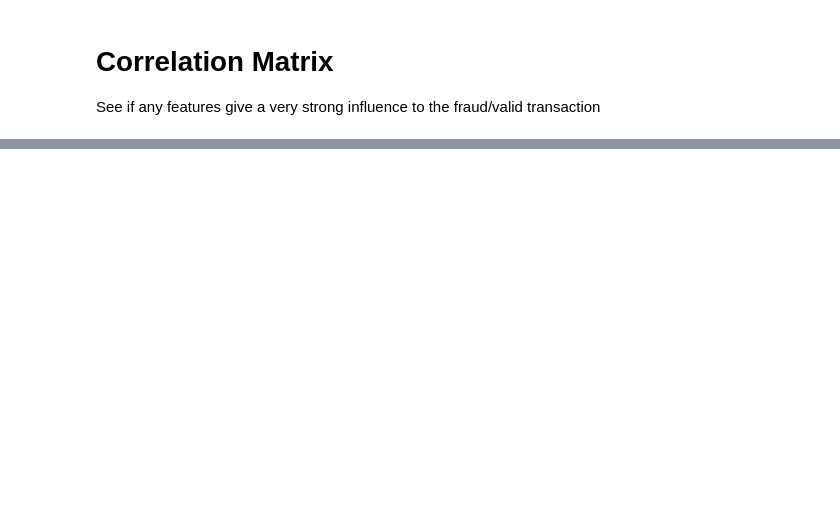
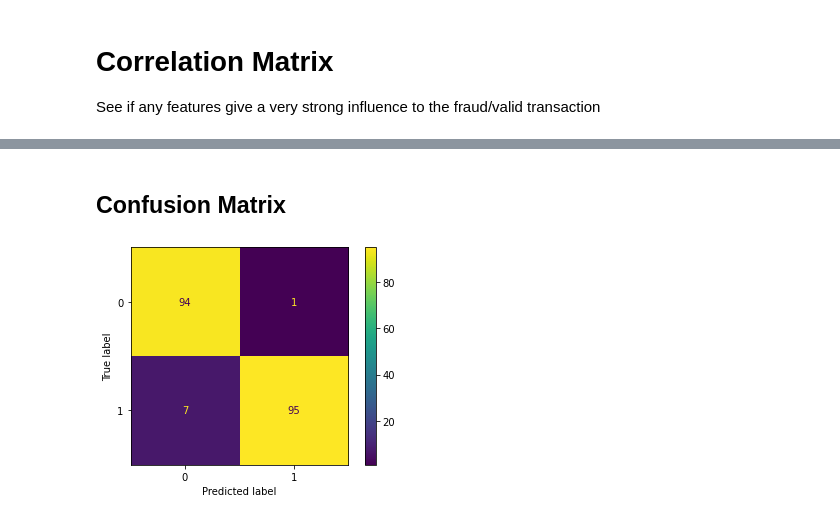
Before and after one commit to limkopii/datascience, a Jupyter notebook: creditcardfraud/Credit Card Fraud Detection.ipynb, the cells around one changed output, grey strips where cells are left out. Saved outputs shown, nothing was run; the diff lists cells and outputs as text; code cells hidden in the pictures; blank space fills up the shorter version.

```diff
--- a/creditcardfraud/Credit Card Fraud Detection.ipynb
+++ b/creditcardfraud/Credit Card Fraud Detection.ipynb
@@ -156,0 +216,14 @@ sns.heatmap(corr)
+# %%
+from sklearn.model_selection import train_test_split
+from sklearn.model_selection import cross_val_score
+from sklearn.linear_model import LogisticRegression
+
+X = scaled_df.drop("Class", axis=1)
+y = scaled_df["Class"]
+
+X_train, X_test, y_train, y_test = train_test_split(X, y, test_size=0.2)
+
+X_train = X_train.values
+X_test = X_test.values
+y_train = y_train.values
+y_test = y_test.values
@@ -156,0 +255,9 @@ sns.heatmap(corr)
+# %% [markdown]
+## Confusion Matrix
+# %%
+from sklearn.metrics import plot_confusion_matrix
+
+plot_confusion_matrix(classifier, X_test, y_test)
+plt.show()
+# %% [output]
+[figure, added]
```
Also changed, not shown: parts of 13 cells of this notebook.
